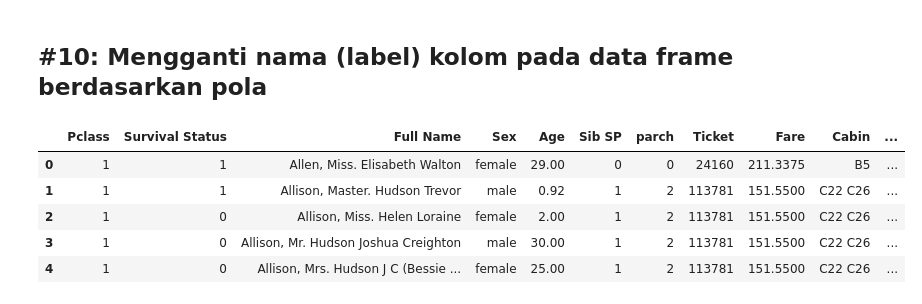
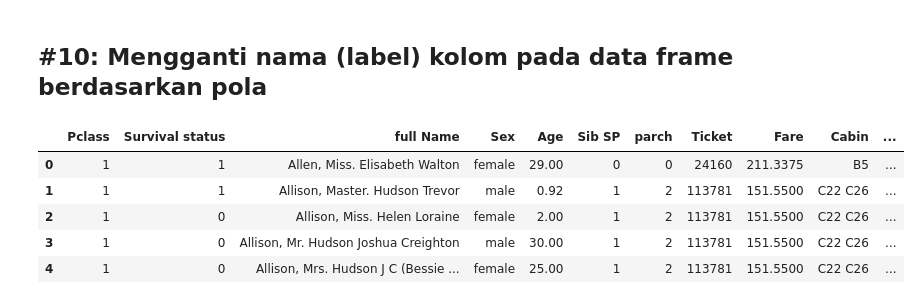
Before and after one commit to yap23/belajar_python, a Jupyter notebook: Belajar Pandas.ipynb, the cells around one changed output. Saved outputs shown, nothing was run; the diff lists cells and outputs as text; code cells hidden in the pictures.

```diff
--- a/Belajar Pandas.ipynb
+++ b/Belajar Pandas.ipynb
@@ -513,11 +517,11 @@ df_2
 # %%
 # Persiapan data frame
 df = pd.read_csv('./Dataset/titanicfull.csv')
-df.columns = ['Pclass','Survival Status','Full Name','Sex','Age','Sib SP','parch','Ticket','Fare','Cabin','Embarked']
+df.columns = ['Pclass','Survival status','full Name','Sex ',' Age','Sib SP', 'parch','Ticket','Fare','Cabin','Embarked']
 df_backup = df.copy(deep=True)
 df.head()
 # %% [output]
-|  | Pclass | Survival Status | Full Name | Sex | Age | Sib SP | parch | Ticket | Fare | Cabin | ... |
+|  | Pclass | Survival status | full Name | Sex | Age | Sib SP | parch | Ticket | Fare | Cabin | ... |
 | 0 | 1 | 1 | Allen, Miss. Elisabeth Walton | female | 29.00 | 0 | 0 | 24160 | 211.3375 | B5 | ... |
 | 1 | 1 | 1 | Allison, Master. Hudson Trevor | male | 0.92 | 1 | 2 | 113781 | 151.5500 | C22 C26 | ... |
 | 2 | 1 | 0 | Allison, Miss. Helen Loraine | female | 2.00 | 1 | 2 | 113781 | 151.5500 | C22 C26 | ... |
```
Also changed, not shown: parts of 33 cells of this notebook.
